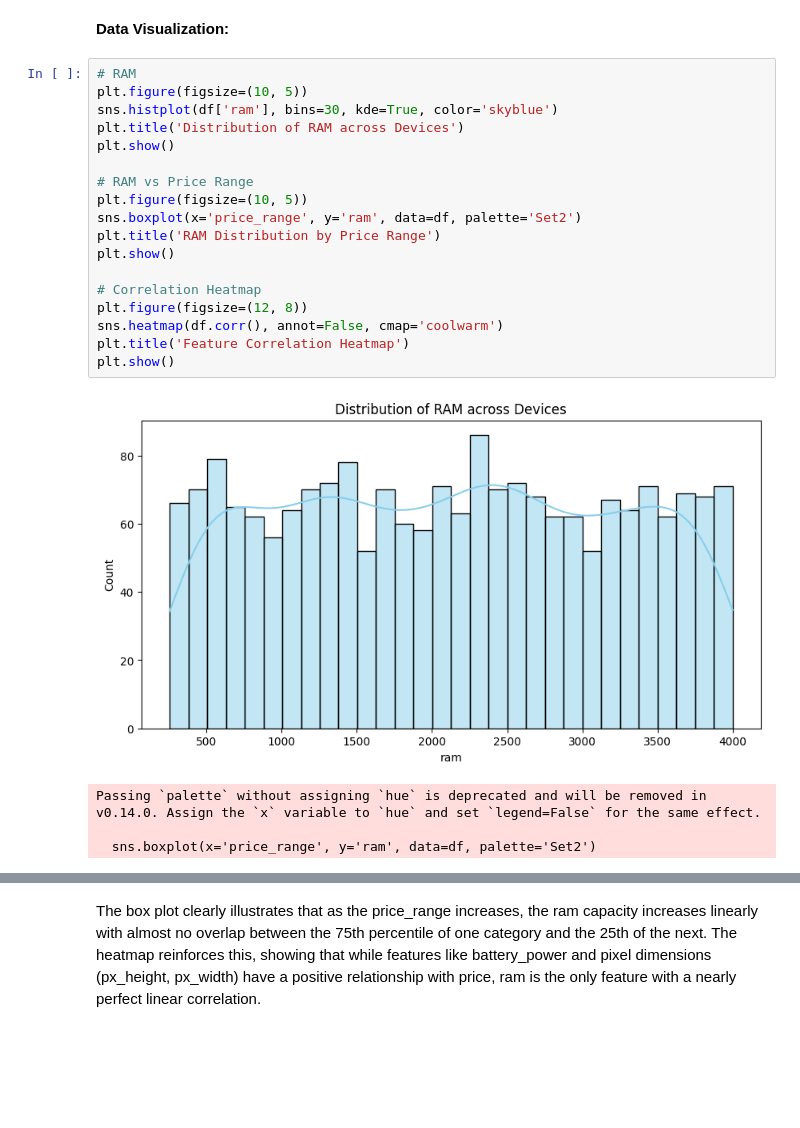
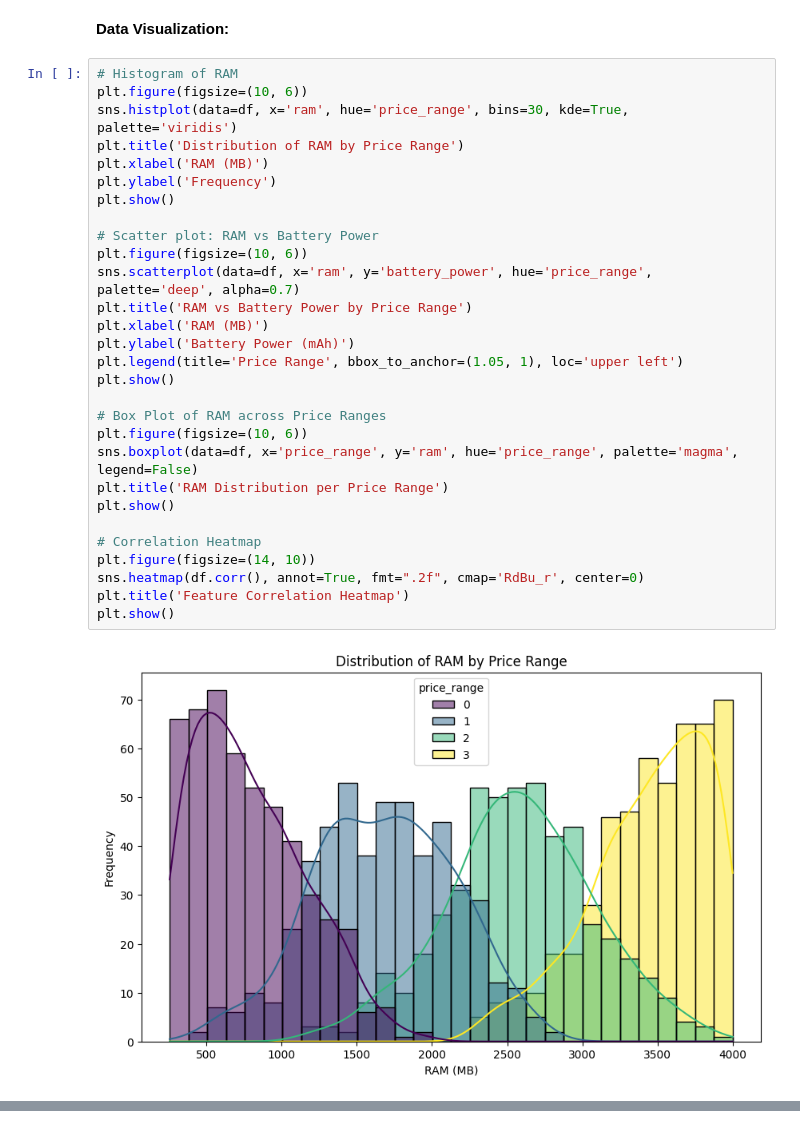
Before and after one commit to almendraapolaya/DI_Bootcamp_a, a Jupyter notebook: Week_4/Day_3/Daily_challenge/Data_Analysis.ipynb, the cells around one changed output, grey strips where cells are left out. Saved outputs shown, nothing was run; the diff lists cells and outputs as text; blank space fills up the shorter version.

```diff
--- a/Week_4/Day_3/Daily_challenge/Data_Analysis.ipynb
+++ b/Week_4/Day_3/Daily_challenge/Data_Analysis.ipynb
@@ -211,25 +207,33 @@ Distribution: Most features like battery_power and ram have low skewness, indica
 # %% [markdown]
 **Data Visualization:**
 # %%
-# RAM
-plt.figure(figsize=(10, 5))
-sns.histplot(df['ram'], bins=30, kde=True, color='skyblue')
-plt.title('Distribution of RAM across Devices')
+# Histogram of RAM
+plt.figure(figsize=(10, 6))
+sns.histplot(data=df, x='ram', hue='price_range', bins=30, kde=True, palette='viridis')
+plt.title('Distribution of RAM by Price Range')
+plt.xlabel('RAM (MB)')
+plt.ylabel('Frequency')
 plt.show()
 
-# RAM vs Price Range
-plt.figure(figsize=(10, 5))
-sns.boxplot(x='price_range', y='ram', data=df, palette='Set2')
-plt.title('RAM Distribution by Price Range')
+# Scatter plot: RAM vs Battery Power
+plt.figure(figsize=(10, 6))
+sns.scatterplot(data=df, x='ram', y='battery_power', hue='price_range', palette='deep', alpha=0.7)
+plt.title('RAM vs Battery Power by Price Range')
+plt.xlabel('RAM (MB)')
+plt.ylabel('Battery Power (mAh)')
+plt.legend(title='Price Range', bbox_to_anchor=(1.05, 1), loc='upper left')
+plt.show()
+
+# Box Plot of RAM across Price Ranges
+plt.figure(figsize=(10, 6))
+sns.boxplot(data=df, x='price_range', y='ram', hue='price_range', palette='magma', legend=False)
+plt.title('RAM Distribution per Price Range')
 plt.show()
 
 # Correlation Heatmap
-plt.figure(figsize=(12, 8))
-sns.heatmap(df.corr(), annot=False, cmap='coolwarm')
+plt.figure(figsize=(14, 10))
+sns.heatmap(df.corr(), annot=True, fmt=".2f", cmap='RdBu_r', center=0)
 plt.title('Feature Correlation Heatmap')
 plt.show()
 # %% [output]
-[figure, old version]
+[figure, new version]
-Passing `palette` without assigning `hue` is deprecated and will be removed in v0.14.0. Assign the `x` variable to `hue` and set `legend=False` for the same effect.
-
-  sns.boxplot(x='price_range', y='ram', data=df, palette='Set2')
@@ -238,2 +242,0 @@ Passing `palette` without assigning `hue` is deprecated and will be removed in v
-# %% [markdown]
-The box plot clearly illustrates that as the price_range increases, the ram capacity increases linearly with almost no overlap between the 75th percentile of one category and the 25th of the next. The heatmap reinforces this, showing that while features like battery_power and pixel dimensions (px_height, px_width) have a positive relationship with price, ram is the only feature with a nearly perfect linear correlation.
```
Also changed, not shown: parts of 5 cells of this notebook.
